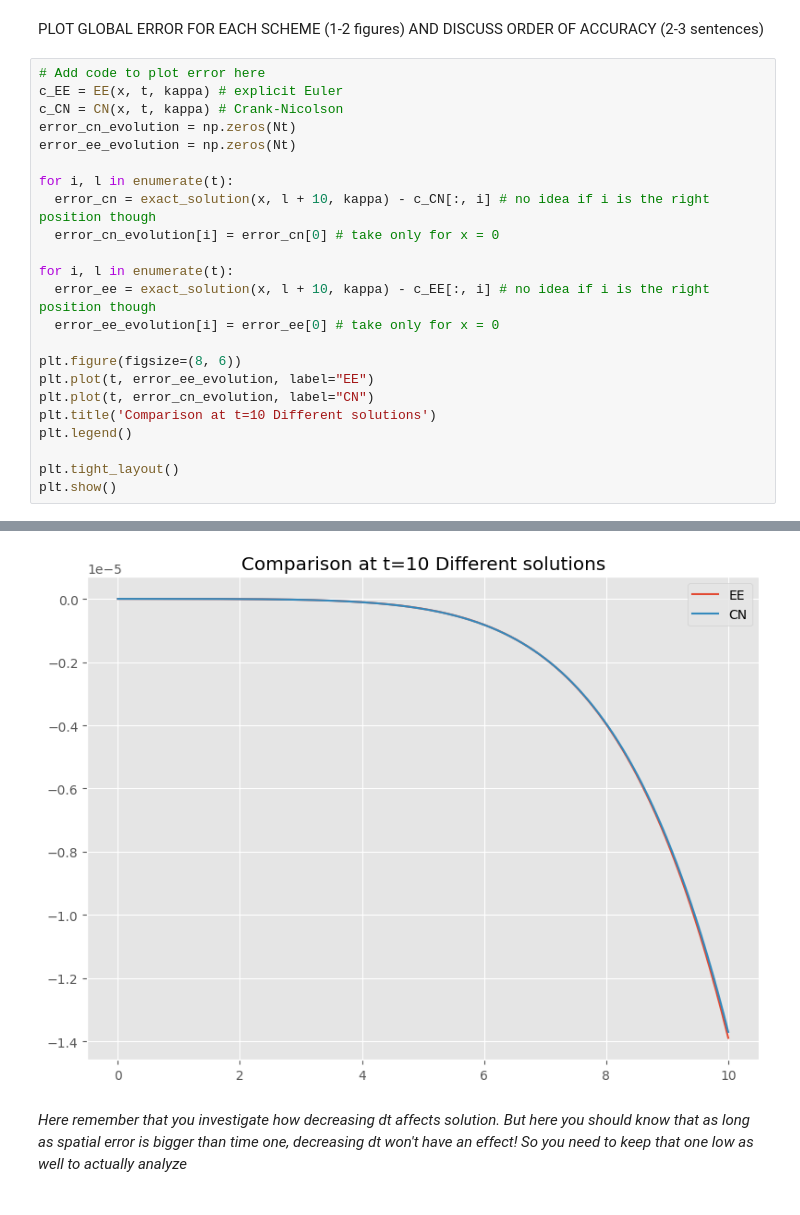
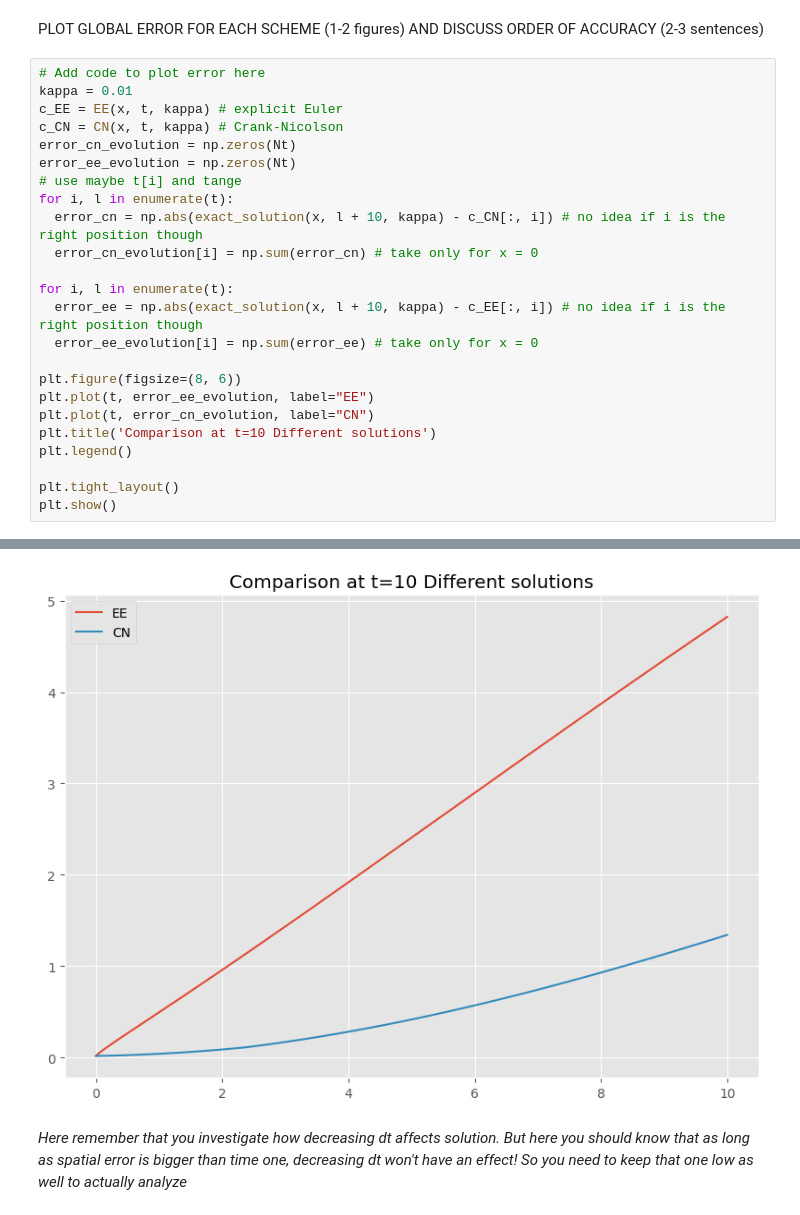
Before and after one commit to JefPhilippe/QCES, a Jupyter notebook: Project1_numerical_methods.ipynb, the cells around one changed output, grey strips where cells are left out. Cells and saved outputs as stored; diff of their text form.

```diff
--- a/Project1_numerical_methods.ipynb
+++ b/Project1_numerical_methods.ipynb
@@ -371,18 +390,19 @@ The difference between the exact solution and the numerical approximation can be
 PLOT GLOBAL ERROR FOR EACH SCHEME (1-2 figures) AND DISCUSS ORDER OF ACCURACY (2-3 sentences)
 # %%
 # Add code to plot error here
+kappa = 0.01
 c_EE = EE(x, t, kappa) # explicit Euler
 c_CN = CN(x, t, kappa) # Crank-Nicolson
 error_cn_evolution = np.zeros(Nt)
 error_ee_evolution = np.zeros(Nt)
+# use maybe t[i] and tange
+for i, l in enumerate(t):
+  error_cn = np.abs(exact_solution(x, l + 10, kappa) - c_CN[:, i]) # no idea if i is the right position though
+  error_cn_evolution[i] = np.sum(error_cn) # take only for x = 0
 
 for i, l in enumerate(t):
-  error_cn = exact_solution(x, l + 10, kappa) - c_CN[:, i] # no idea if i is the right position though
-  error_cn_evolution[i] = error_cn[0] # take only for x = 0
-
-for i, l in enumerate(t):
-  error_ee = exact_solution(x, l + 10, kappa) - c_EE[:, i] # no idea if i is the right position though
-  error_ee_evolution[i] = error_ee[0] # take only for x = 0
+  error_ee = np.abs(exact_solution(x, l + 10, kappa) - c_EE[:, i]) # no idea if i is the right position though
+  error_ee_evolution[i] = np.sum(error_ee) # take only for x = 0
 
 plt.figure(figsize=(8, 6))
 plt.plot(t, error_ee_evolution, label="EE")
@@ -398,4 +418,4 @@ Crank-Nicolson method took 0.09 seconds
-[figure, old version]
+[figure, new version]
 # %% [markdown]
 *Here remember that you investigate how decreasing dt affects solution. But here you should know that as long as spatial error is bigger than time one, decreasing dt won't have an effect! So you need to keep that one low as well to actually analyze*
 # %% [markdown]
```
Also changed, not shown: parts of 4 cells of this notebook.
